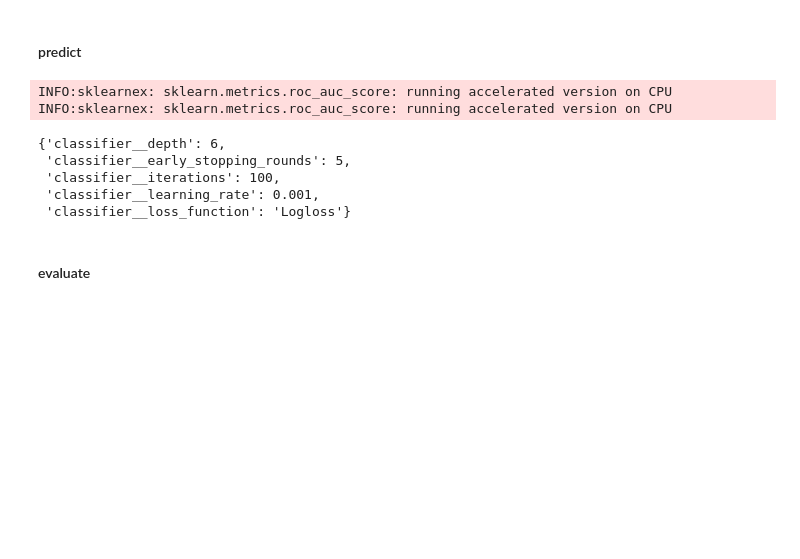
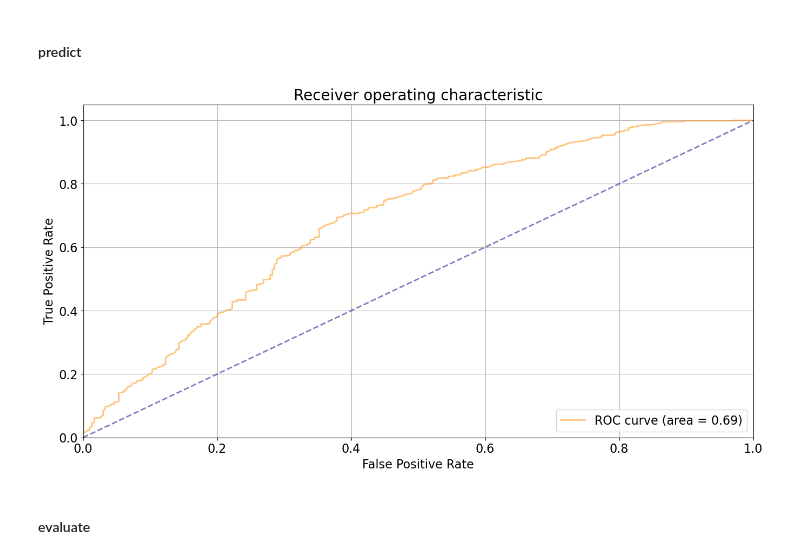
Before and after one commit to ellacharmed/mlzoomcamp-midterms-predict-graduation, a Jupyter notebook: notebook_model_tuning.ipynb, the cells around one changed output. Cells and saved outputs as stored; diff of their text form; code cells hidden in the pictures; blank space fills up the shorter version.

Commit message:
Add files using catboost frm tutorial code on data

```diff
--- a/notebook_model_tuning.ipynb
+++ b/notebook_model_tuning.ipynb
@@ -162,3 +166,7 @@ INFO:sklearnex: sklearn.model_selection.train_test_split: running accelerated ve
+# %%
+df_full_train, df_test, y_full_train, y_test = rebuild_df(features)
+
+df_full_train.head()
 # %% [markdown]
 ### Hyperparams Tuning on HistGradientBoostingClassifier
 
@@ -433,13 +365,2 @@ grid_search = GridSearchCV(
 # %% [markdown]
 #### train
-# %%
-from catboost import CatBoostClassifier
-model = CatBoostClassifier(
-    iterations=15,
-#     verbose=5,
-)
-model.fit(
-    X_train, y_train,
-    cat_features=cat_features,
-    eval_set=(X_validation, y_validation),
-)
@@ -472,35 +454,36 @@ for train_idx, val_idx in kfold.split(df_full_train):
 # %% [markdown]
 #### predict
-# %%
-# Make predictions on the validation data
-y_pred_train = grid_search.predict(df_train)
-y_pred_val = grid_search.predict(df_val)
-
-# compile the scores in a list
-scores.append({
-    "model": "CatBoostClassifier",
-    "train auc": roc_auc_score(y_train, y_pred_train),
-    "val auc": roc_auc_score(y_val, y_pred_val),
-    "accuracy": accuracy_score(y_val, y_pred_val),
-    "precision": precision_score(y_val, y_pred_val),
-    "f1_mean": f1_score(y_val, y_pred_val),
-    "recall": recall_score(y_val, y_pred_val),
-    }
-)
-logging.info(f'-- CatBoostClassifier scores appended --')
-
-# Log the results of the tuning process.
-logging.info('Finished CatBoostClassifier hyperparam tuning. The best hyperparameters are: {}'.format(grid_search.best_params_))
-# %% [output]
-INFO:sklearnex: sklearn.metrics.roc_auc_score: running accelerated version on CPU
-INFO:sklearnex: sklearn.metrics.roc_auc_score: running accelerated version on CPU
-# %%
-grid_search.best_params_
-# %% [output]
-{'classifier__depth': 6,
- 'classifier__early_stopping_rounds': 5,
- 'classifier__iterations': 100,
- 'classifier__learning_rate': 0.001,
- 'classifier__loss_function': 'Logloss'}
+# %%
+from catboost.utils import get_roc_curve
+import sklearn
+from sklearn import metrics
+
+eval_pool = Pool(df_val, y_val, cat_features=COLS_CATEGORICAL)
+curve = get_roc_curve(model, eval_pool)
+(fpr, tpr, thresholds) = curve
+roc_auc = sklearn.metrics.auc(fpr, tpr)
+# %%
+import matplotlib.pyplot as plt
+
+plt.figure(figsize=(16, 8))
+lw = 2
+
+plt.plot(fpr, tpr, color='darkorange',
+         lw=lw, label='ROC curve (area = %0.2f)' % roc_auc, alpha=0.5)
+
+plt.plot([0, 1], [0, 1], color='navy', lw=lw, linestyle='--', alpha=0.5)
+
+plt.xlim([0.0, 1.0])
+plt.ylim([0.0, 1.05])
+plt.xticks(fontsize=16)
+plt.yticks(fontsize=16)
+plt.grid(True)
+plt.xlabel('False Positive Rate', fontsize=16)
+plt.ylabel('True Positive Rate', fontsize=16)
+plt.title('Receiver operating characteristic', fontsize=20)
+plt.legend(loc="lower right", fontsize=16)
+plt.show()
+# %% [output]
+[figure, added]
 # %% [markdown]
 #### evaluate
```
Also changed, not shown: parts of 33 cells of this notebook, 6 other files.
